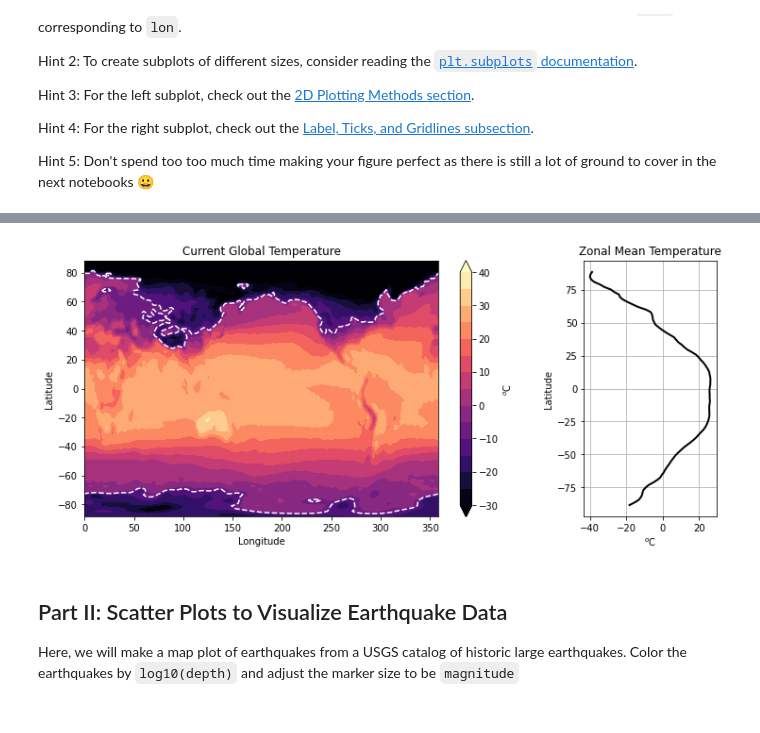
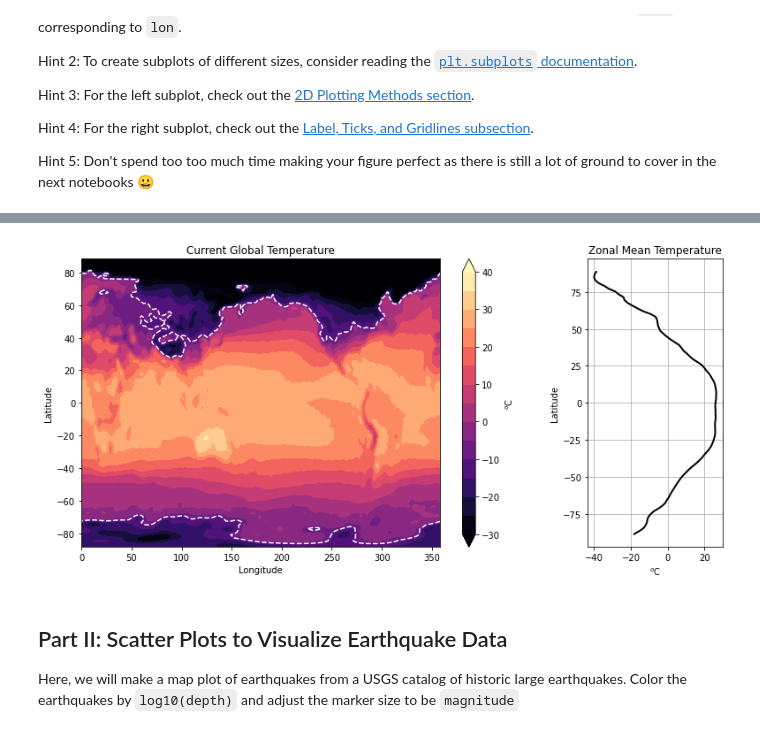
Before and after one commit to KeyvanDiba/2022_Intro_Python, a Jupyter notebook: W2_S2.ipynb, the cells around one changed output, grey strips where cells are left out. Drawn from its saved outputs; the diff is of its cells as text; code cells hidden in the pictures.

```diff
--- a/W2_S2.ipynb
+++ b/W2_S2.ipynb
@@ -64,22 +64,22 @@ Hint 5: Don't spend too too much time making your figure perfect as there is sti
 # %%
 # Replicate this figure
 # Temperature values are originally in Kelvin units -> Convert to degree celsius by subtracting 273.15
-fig, (ax1,ax2) = plt.subplots(1, 2, figsize=(12,5),gridspec_kw={'width_ratios': [5, 1.5]})
+fig, (ax1,ax2) = plt.subplots(1, 2, figsize=(13,6),gridspec_kw={'width_ratios': [5, 1.5]})
 ctemp = ax1.contourf(lon,lat,temp-273.15,cmap='magma',levels=np.linspace(-30,40,15),extend='both')
 ax1.contour(lon,lat,temp-273.15,colors='w',levels=[-10],extend='both')
 ax1.set_xlabel('Longitude')
 ax1.set_ylabel('Latitude')
 ax1.set_title('Current Global Temperature')
 fig.colorbar(ctemp,ax=ax1,label='$^o$C')
 
 ax2.plot(np.nanmean(temp-273.15,axis=1),lat,lw=2,c='k')
 ax2.set_xlabel(r'$^{o}$C')
 ax2.set_ylabel(r'Latitude')
 ax2.set_title('Zonal Mean Temperature')
 plt.grid()
 plt.show()
 # %% [output]
-[figure, old version]
+[figure, new version]
 # %% [markdown]
 ## Part II: Scatter Plots to Visualize Earthquake Data
 Here, we will make a map plot of earthquakes from a USGS catalog of historic large earthquakes. Color the earthquakes by `log10(depth)` and adjust the marker size to be `magnitude`
```
